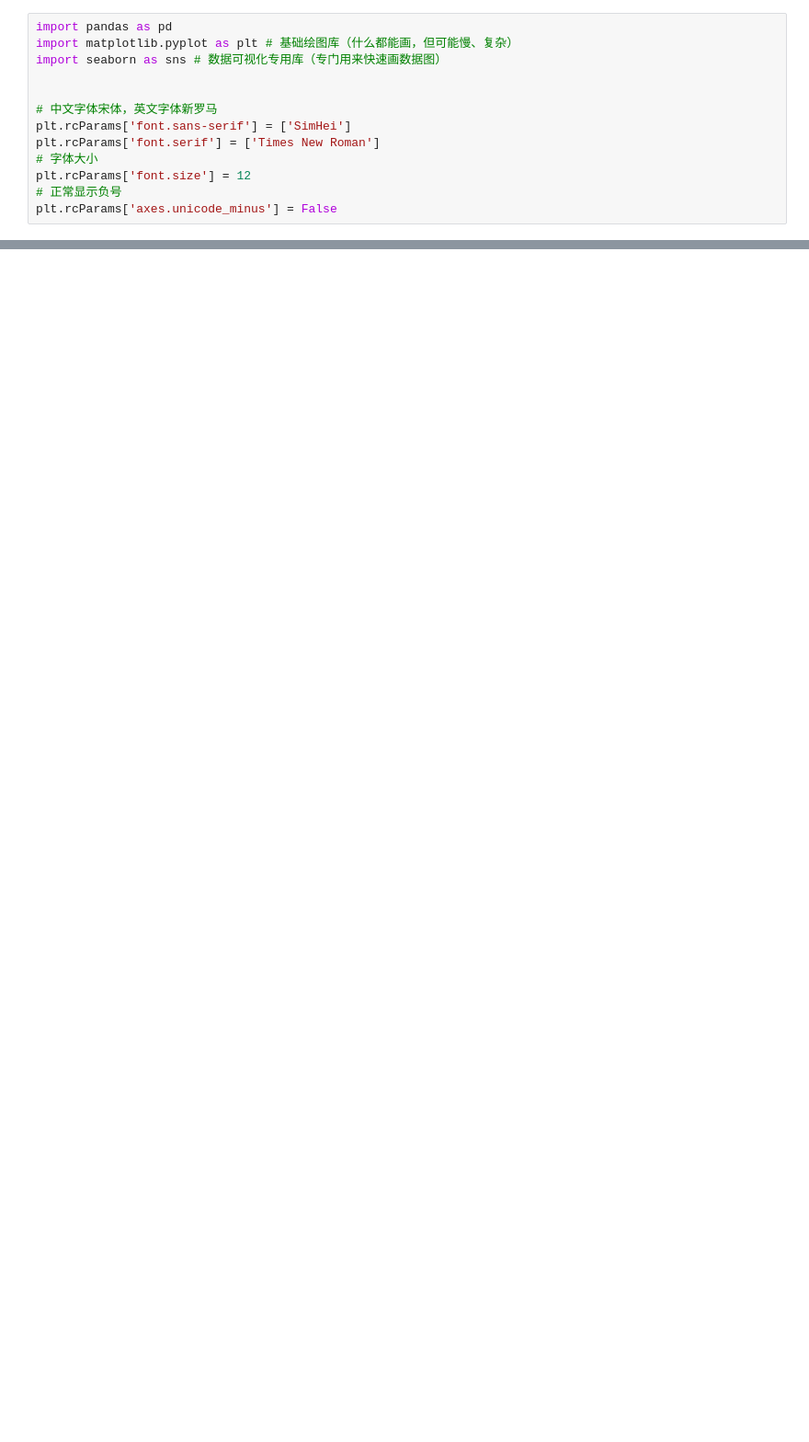
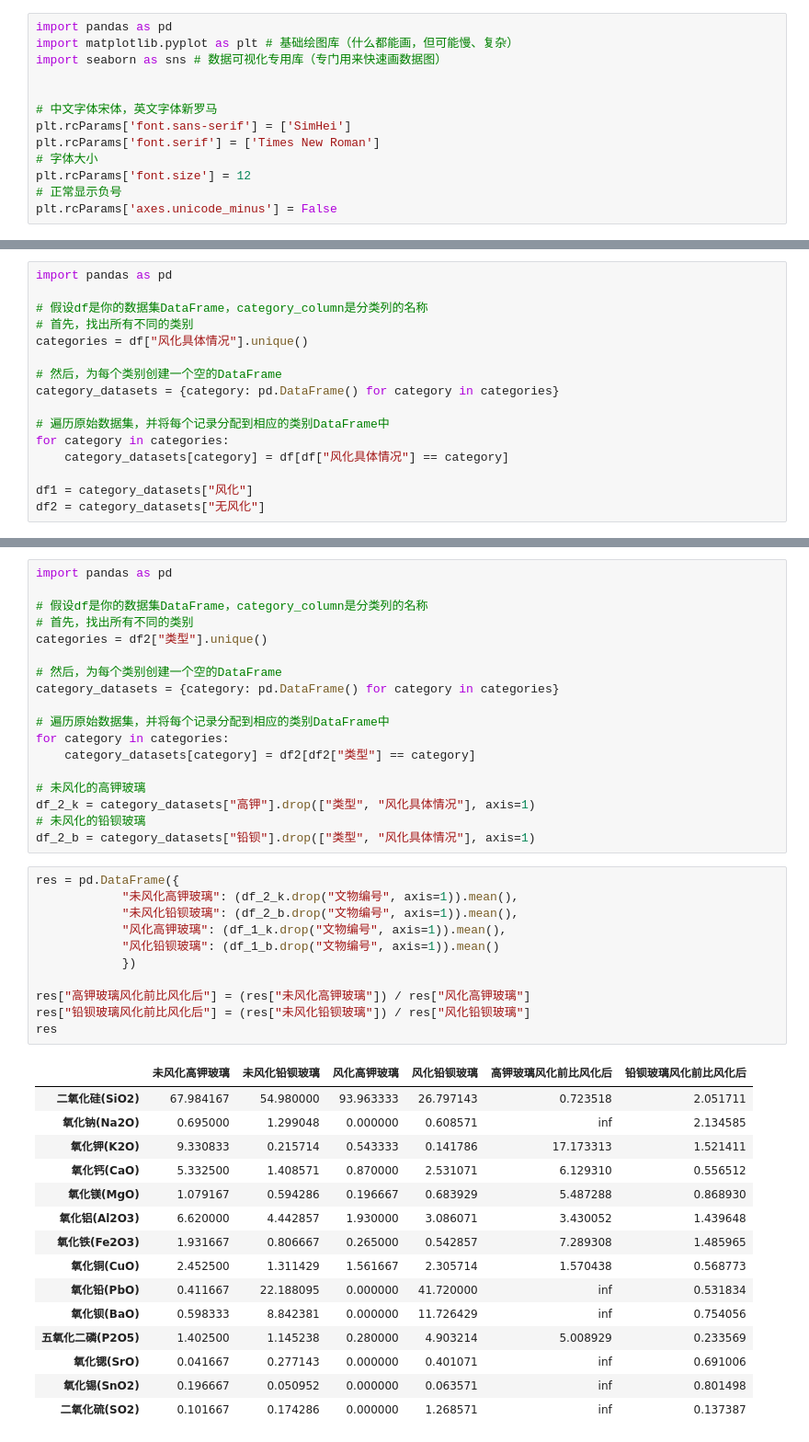
Before and after one commit to XingA02/CUMCM-2022C, a Jupyter notebook: 1_3_奇妙的预测.ipynb, the cells around one changed output, grey strips where cells are left out. Shown: that part at 92% size. Cells and saved outputs as stored; diff of their text form; blank space fills up the shorter version.

```diff
--- a/1_3_奇妙的预测.ipynb
+++ b/1_3_奇妙的预测.ipynb
@@ -24,0 +25,16 @@ df.head()
+# %%
+import pandas as pd
+
+# 假设df是你的数据集DataFrame，category_column是分类列的名称
+# 首先，找出所有不同的类别
+categories = df["风化具体情况"].unique()
+
+# 然后，为每个类别创建一个空的DataFrame
+category_datasets = {category: pd.DataFrame() for category in categories}
+
+# 遍历原始数据集，并将每个记录分配到相应的类别DataFrame中
+for category in categories:
+    category_datasets[category] = df[df["风化具体情况"] == category]
+
+df1 = category_datasets["风化"]
+df2 = category_datasets["无风化"]
@@ -24,0 +69,45 @@ df.head()
+# %%
+import pandas as pd
+
+# 假设df是你的数据集DataFrame，category_column是分类列的名称
+# 首先，找出所有不同的类别
+categories = df2["类型"].unique()
+
+# 然后，为每个类别创建一个空的DataFrame
+category_datasets = {category: pd.DataFrame() for category in categories}
+
+# 遍历原始数据集，并将每个记录分配到相应的类别DataFrame中
+for category in categories:
+    category_datasets[category] = df2[df2["类型"] == category]
+
+# 未风化的高钾玻璃
+df_2_k = category_datasets["高钾"].drop(["类型", "风化具体情况"], axis=1)
+# 未风化的铅钡玻璃
+df_2_b = category_datasets["铅钡"].drop(["类型", "风化具体情况"], axis=1)
+# %%
+res = pd.DataFrame({
+            "未风化高钾玻璃": (df_2_k.drop("文物编号", axis=1)).mean(),
+            "未风化铅钡玻璃": (df_2_b.drop("文物编号", axis=1)).mean(),
+            "风化高钾玻璃": (df_1_k.drop("文物编号", axis=1)).mean(),
+            "风化铅钡玻璃": (df_1_b.drop("文物编号", axis=1)).mean()
+            })
+
+res["高钾玻璃风化前比风化后"] = (res["未风化高钾玻璃"]) / res["风化高钾玻璃"]
+res["铅钡玻璃风化前比风化后"] = (res["未风化铅钡玻璃"]) / res["风化铅钡玻璃"]
+res
+# %% [output]
+|  | 未风化高钾玻璃 | 未风化铅钡玻璃 | 风化高钾玻璃 | 风化铅钡玻璃 | 高钾玻璃风化前比风化后 | 铅钡玻璃风化前比风化后 |
+| 二氧化硅(SiO2) | 67.984167 | 54.980000 | 93.963333 | 26.797143 | 0.723518 | 2.051711 |
+| 氧化钠(Na2O) | 0.695000 | 1.299048 | 0.000000 | 0.608571 | inf | 2.134585 |
+| 氧化钾(K2O) | 9.330833 | 0.215714 | 0.543333 | 0.141786 | 17.173313 | 1.521411 |
+| 氧化钙(CaO) | 5.332500 | 1.408571 | 0.870000 | 2.531071 | 6.129310 | 0.556512 |
+| 氧化镁(MgO) | 1.079167 | 0.594286 | 0.196667 | 0.683929 | 5.487288 | 0.868930 |
+| 氧化铝(Al2O3) | 6.620000 | 4.442857 | 1.930000 | 3.086071 | 3.430052 | 1.439648 |
+| 氧化铁(Fe2O3) | 1.931667 | 0.806667 | 0.265000 | 0.542857 | 7.289308 | 1.485965 |
+| 氧化铜(CuO) | 2.452500 | 1.311429 | 1.561667 | 2.305714 | 1.570438 | 0.568773 |
+| 氧化铅(PbO) | 0.411667 | 22.188095 | 0.000000 | 41.720000 | inf | 0.531834 |
+| 氧化钡(BaO) | 0.598333 | 8.842381 | 0.000000 | 11.726429 | inf | 0.754056 |
+| 五氧化二磷(P2O5) | 1.402500 | 1.145238 | 0.280000 | 4.903214 | 5.008929 | 0.233569 |
+| 氧化锶(SrO) | 0.041667 | 0.277143 | 0.000000 | 0.401071 | inf | 0.691006 |
+| 氧化锡(SnO2) | 0.196667 | 0.050952 | 0.000000 | 0.063571 | inf | 0.801498 |
+| 二氧化硫(SO2) | 0.101667 | 0.174286 | 0.000000 | 1.268571 | inf | 0.137387 |
```
Also changed, not shown: parts of 7 cells of this notebook, 30 other files.
